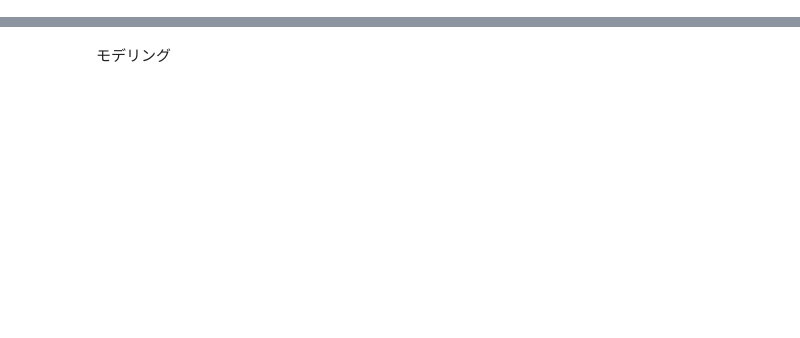
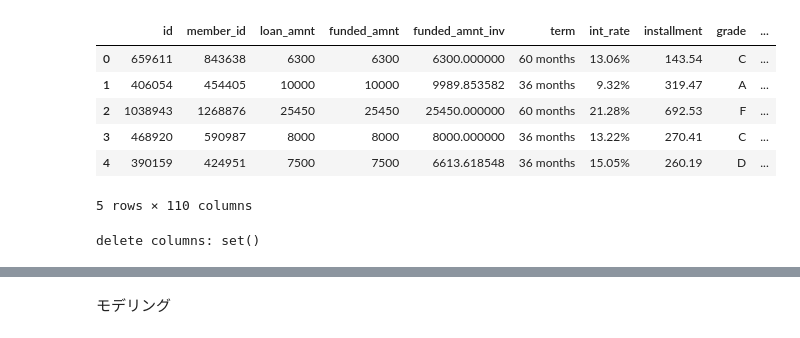
Before and after one commit to lemmingy/My_pipelines, a Jupyter notebook: lightgbm.ipynb, the cells around one changed output, grey strips where cells are left out. Saved outputs shown, nothing was run; the diff lists cells and outputs as text; code cells hidden in the pictures; blank space fills up the shorter version.

```diff
--- a/lightgbm.ipynb
+++ b/lightgbm.ipynb
@@ -29,10 +29,11 @@ def make_train_test(df):
 
 
 df = read_csv()
-X_train, X_test, y_train, y_test = make_train_test(df)
+df_train, df_test, df_train_y, df_test_y = make_train_test(df)
 
 # # check data by sweetviz
-# my_report = sv.analyze(X_train)
+# my_report = sv.analyze(df_train)
 # my_report.show_html() # Default arguments will generate to "SWEETVIZ_REPORT.html"
 
-X_train.head()
+df_train.head()
+# %% [output]
@@ -39,3 +42,10 @@ X_train.head()
+|  | id | member_id | loan_amnt | funded_amnt | funded_amnt_inv | term | int_rate | installment | grade | ... |
+| 0 | 659611 | 843638 | 6300 | 6300 | 6300.000000 | 60 months | 13.06% | 143.54 | C | ... |
+| 1 | 406054 | 454405 | 10000 | 10000 | 9989.853582 | 36 months | 9.32% | 319.47 | A | ... |
+| 2 | 1038943 | 1268876 | 25450 | 25450 | 25450.000000 | 60 months | 21.28% | 692.53 | F | ... |
+| 3 | 468920 | 590987 | 8000 | 8000 | 8000.000000 | 36 months | 13.22% | 270.41 | C | ... |
+| 4 | 390159 | 424951 | 7500 | 7500 | 6613.618548 | 36 months | 15.05% | 260.19 | D | ... |
+5 rows × 110 columns
 # %%
 class Base():
     def fit(self, input_df):
@@ -66,8 +76,10 @@ class DeleteUninformableColumn(Base):
         return output_df
 
 delete_colums = DeleteUninformableColumn()
-X_train = delete_colums.fit(X_train)
-X_test = delete_colums.transform(X_test)
+df_train = delete_colums.fit(df_train)
+df_test = delete_colums.transform(df_test)
+# %% [output]
+delete columns: set()
 # %%
 class PreprocessFeatures(Base):
     def transform_term(self, input_df):
```
Also changed, not shown: parts of 9 cells of this notebook.
